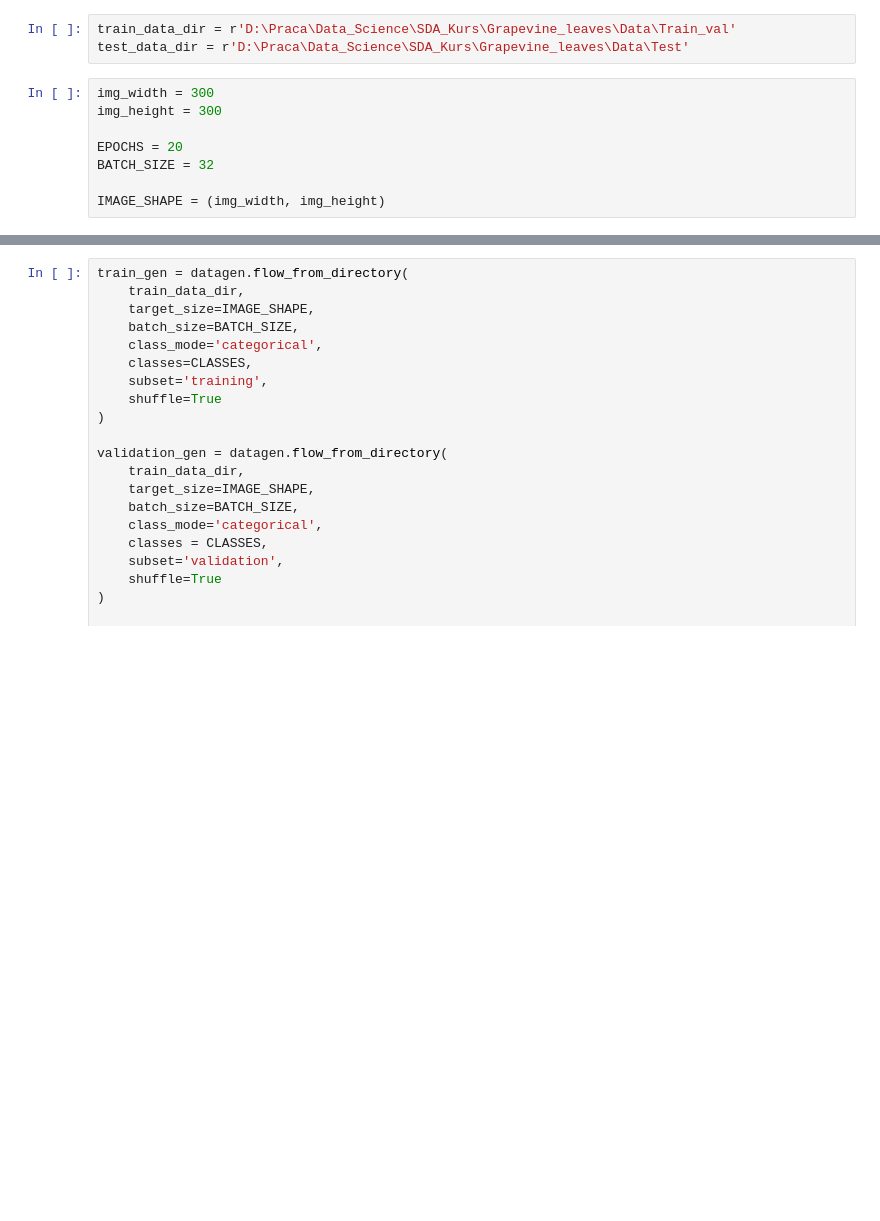
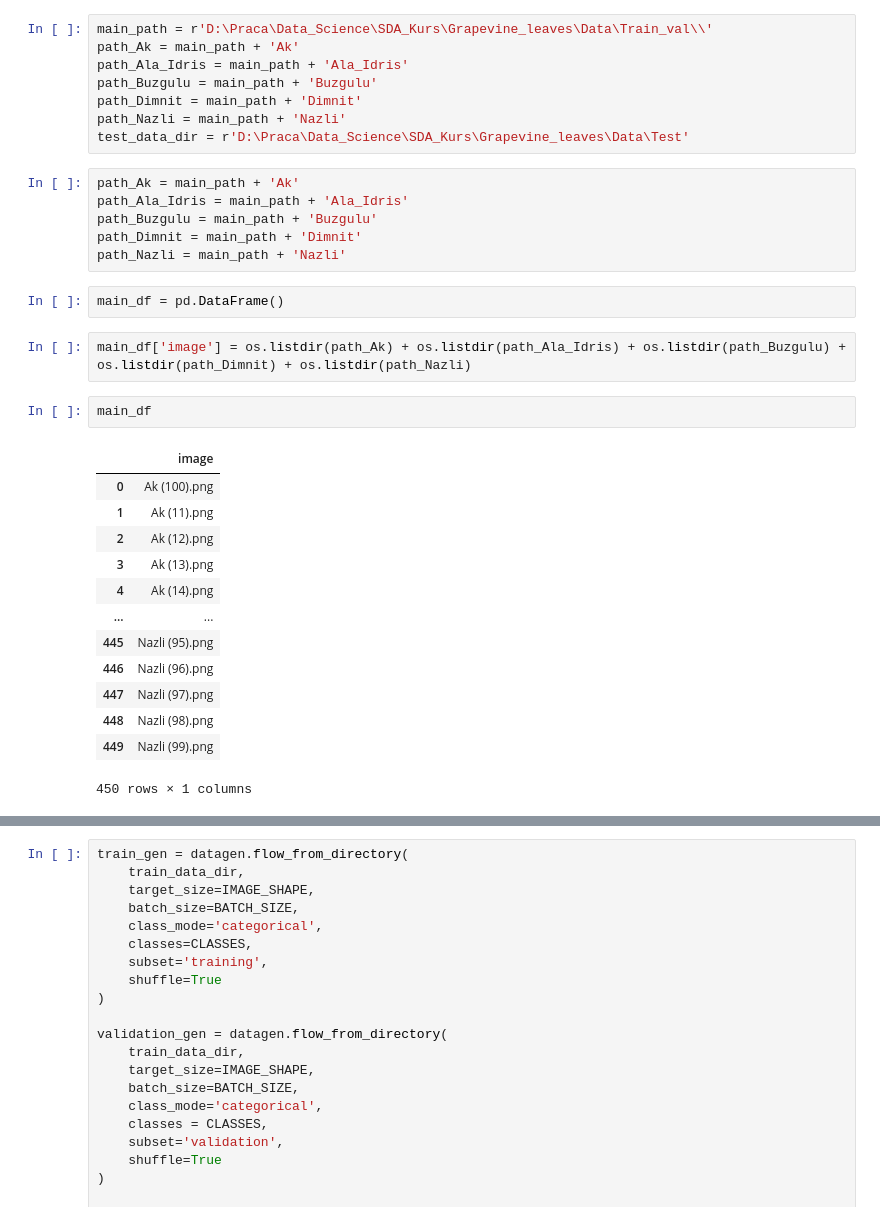
Before and after one commit to KKozakiewicz/Grapevine_leaves, a Jupyter notebook: Grapevine_leaves_classification.ipynb, the cells around one changed output, grey strips where cells are left out. Saved outputs shown, nothing was run; the diff lists cells and outputs as text; blank space fills up the shorter version.

```diff
--- a/Grapevine_leaves_classification.ipynb
+++ b/Grapevine_leaves_classification.ipynb
@@ -22,11 +73,34 @@ from os.path import isdir, isfile, join
 # %%
-train_data_dir = r'D:\Praca\Data_Science\SDA_Kurs\Grapevine_leaves\Data\Train_val'
+main_path = r'D:\Praca\Data_Science\SDA_Kurs\Grapevine_leaves\Data\Train_val\\'
+path_Ak = main_path + 'Ak'
+path_Ala_Idris = main_path + 'Ala_Idris'
+path_Buzgulu = main_path + 'Buzgulu'
+path_Dimnit = main_path + 'Dimnit'
+path_Nazli = main_path + 'Nazli'
 test_data_dir = r'D:\Praca\Data_Science\SDA_Kurs\Grapevine_leaves\Data\Test'
-# %%
-img_width = 300
-img_height = 300
-
-EPOCHS = 20
-BATCH_SIZE = 32
-
-IMAGE_SHAPE = (img_width, img_height)
+# %%
+path_Ak = main_path + 'Ak'
+path_Ala_Idris = main_path + 'Ala_Idris'
+path_Buzgulu = main_path + 'Buzgulu'
+path_Dimnit = main_path + 'Dimnit'
+path_Nazli = main_path + 'Nazli'
+# %%
+main_df = pd.DataFrame()
+# %%
+main_df['image'] = os.listdir(path_Ak) + os.listdir(path_Ala_Idris) + os.listdir(path_Buzgulu) + os.listdir(path_Dimnit) + os.listdir(path_Nazli)
+# %%
+main_df
+# %% [output]
+|  | image |
+| 0 | Ak (100).png |
+| 1 | Ak (11).png |
+| 2 | Ak (12).png |
+| 3 | Ak (13).png |
+| 4 | Ak (14).png |
+| ... | ... |
+| 445 | Nazli (95).png |
+| 446 | Nazli (96).png |
+| 447 | Nazli (97).png |
+| 448 | Nazli (98).png |
+| 449 | Nazli (99).png |
+450 rows × 1 columns
```
Also changed, not shown: parts of 34 cells of this notebook.
